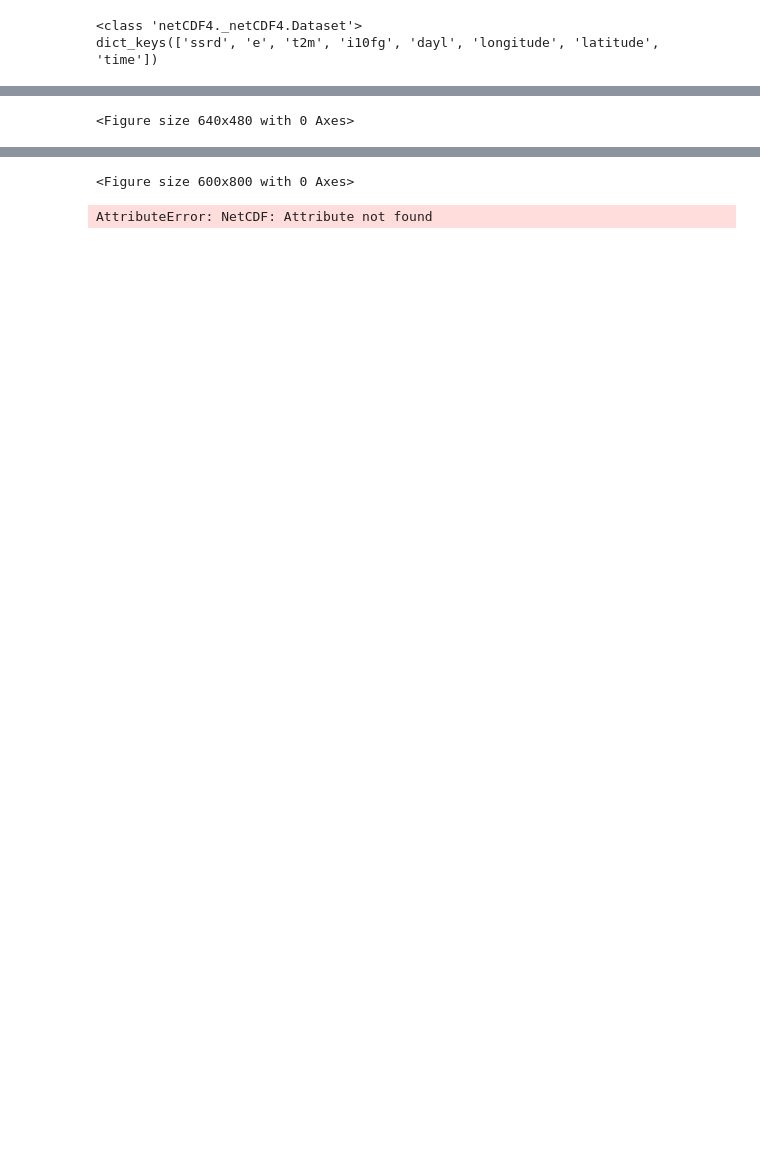
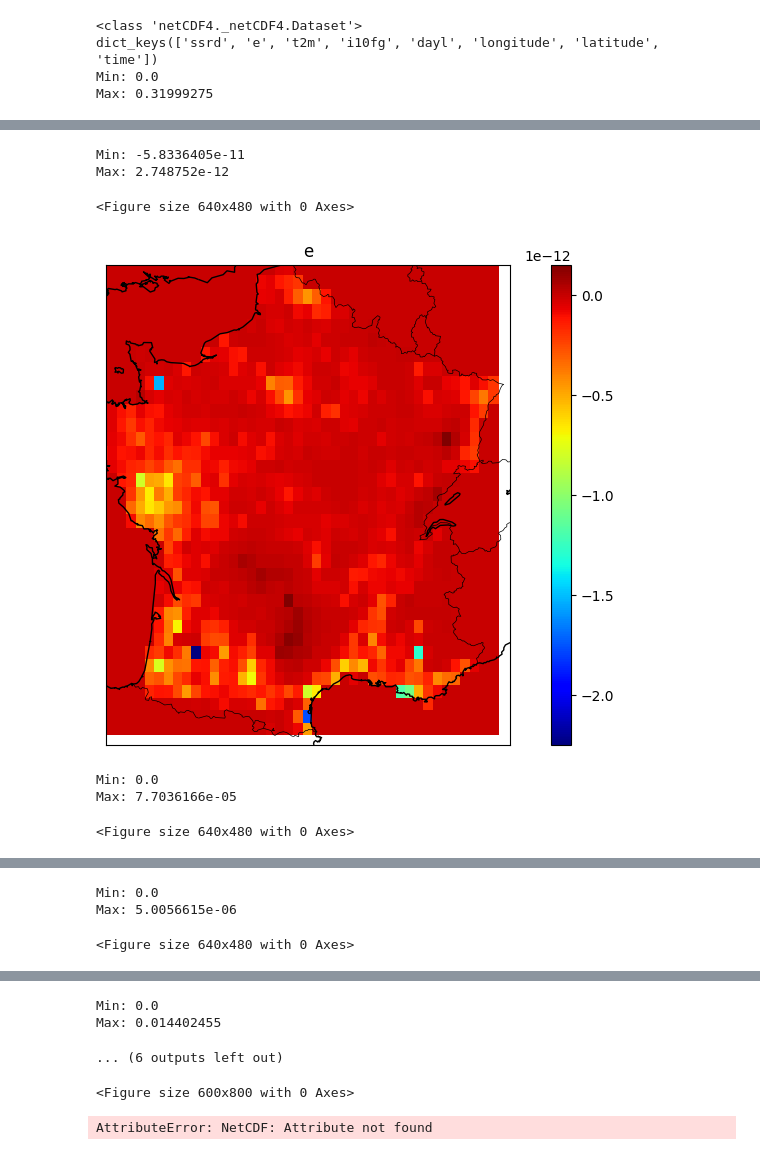
Before and after one commit to Tomkelou/matsim-example-project_Tomkelou, a Jupyter notebook: DLprojekt.ipynb, the cells around one changed output, grey strips where cells are left out. Saved outputs shown, nothing was run; the diff lists cells and outputs as text; code cells hidden in the pictures; blank space fills up the shorter version.

```diff
--- a/DLprojekt.ipynb
+++ b/DLprojekt.ipynb
@@ -42,40 +62,59 @@ ERROR: basemap‑1.2.1‑cp37‑cp37m‑win_amd64.whl is not a valid wheel filen
 # %%
 from matplotlib import pyplot as plt
-file = 'sample_data/Solar/1.Train/power_weighted_weather_data_train.nc' # mention the path to the downloaded file
+file = '/content/Solar/1.Train/power_weighted_weather_data_train.nc' # mention the path to the downloaded file
 data = Dataset(file, mode='r') # read the data
 print(type(data)) # print the type of the data
 print(data.variables.keys()) # print the variables in the data
 
 lats = data.variables['latitude'][:]
 longs = data.variables['longitude'][:]
 time = data.variables['time'][:]
+for name in data.variables.keys():
 
-e = data.variables['ssrd'][:]
+    e = data.variables[name][:]
+    # Flatten all matrix values into a single array
+    all_values = np.concatenate([matrix.flatten() for matrix in e.flatten()])
 
-mp = Basemap(projection='merc',
-             llcrnrlon=-2.490290,   # lower longitude 42.174890, -2.490290
-             llcrnrlat=42.174890,    # lower latitude
-             urcrnrlon=8.405959,   # uppper longitude 51.037323, 8.405959
-             urcrnrlat=51.037323,   # uppper latitude
-            resolution = 'i')
+    # Get min and max
+    min_val = np.min(all_values)
+    max_val = np.max(all_values)
 
-lon, lat = np.meshgrid(longs,lats)  #this converts coordinates into 2D arrray
-x,y = mp(lon,lat) #mapping them together
-plt.figure(figsize=(6,8)) #figure size
-c_scheme = mp.pcolor(x,y,np.squeeze(e[0,:,:]),cmap = 'jet') # [0,:,:] is for the first day of the year
+    print("Min:", min_val)
+    print("Max:", max_val)
 
-# consider this as the outline for the map that is to be created
-mp.drawcoastlines()
-mp.drawstates()
-mp.drawcountries()
 
-cbar = mp.colorbar(c_scheme,location='right',pad = '10%') # map information
-plt.title('e')
-plt.show()
+    mp = Basemap(projection='merc',
+                llcrnrlon=-2.490290,   # lower longitude 42.174890, -2.490290
+                llcrnrlat=42.174890,    # lower latitude
+                urcrnrlon=8.405959,   # uppper longitude 51.037323, 8.405959
+                urcrnrlat=51.037323,   # uppper latitude
+                resolution = 'i')
 
-plt.savefig('e.jpg',dpi=300) #saves the image generated
+    lon, lat = np.meshgrid(longs,lats)  #this converts coordinates into 2D arrray
+    x,y = mp(lon,lat) #mapping them together
+    plt.figure(figsize=(6,8)) #figure size
+    c_scheme = mp.pcolor(x,y,np.squeeze(e[0,:,:]),cmap = 'jet') # [0,:,:] is for the first day of the year
+
+    # consider this as the outline for the map that is to be created
+    mp.drawcoastlines()
+    mp.drawstates()
+    mp.drawcountries()
+
+    cbar = mp.colorbar(c_scheme,location='right',pad = '10%') # map information
+    plt.title('e')
+    plt.show()
+
+    plt.savefig('e.jpg',dpi=300) #saves the image generated
 # %% [output]
 <class 'netCDF4._netCDF4.Dataset'>
 dict_keys(['ssrd', 'e', 't2m', 'i10fg', 'dayl', 'longitude', 'latitude', 'time'])
+Min: 0.0
+Max: 0.31999275
 [figure]
-<Figure size 640x480 with 0 Axes>
+Min: -5.8336405e-11
+Max: 2.748752e-12
+<Figure size 640x480 with 0 Axes>
+[figure, added]
+Min: 0.0
+Max: 7.7036166e-05
+<Figure size 640x480 with 0 Axes>
@@ -81,0 +122,3 @@ dict_keys(['ssrd', 'e', 't2m', 'i10fg', 'dayl', 'longitude', 'latitude', 'time']
+Min: 0.0
+Max: 5.0056615e-06
+<Figure size 640x480 with 0 Axes>
@@ -82,3 +126,6 @@ dict_keys(['ssrd', 'e', 't2m', 'i10fg', 'dayl', 'longitude', 'latitude', 'time']
+Min: 0.0
+Max: 0.014402455
+... (6 outputs left out)
 # %%
 lon, lat = np.meshgrid(longs,lats)
 x,y = mp(lon,lat)
```
Also changed, not shown: parts of 4 cells of this notebook.
